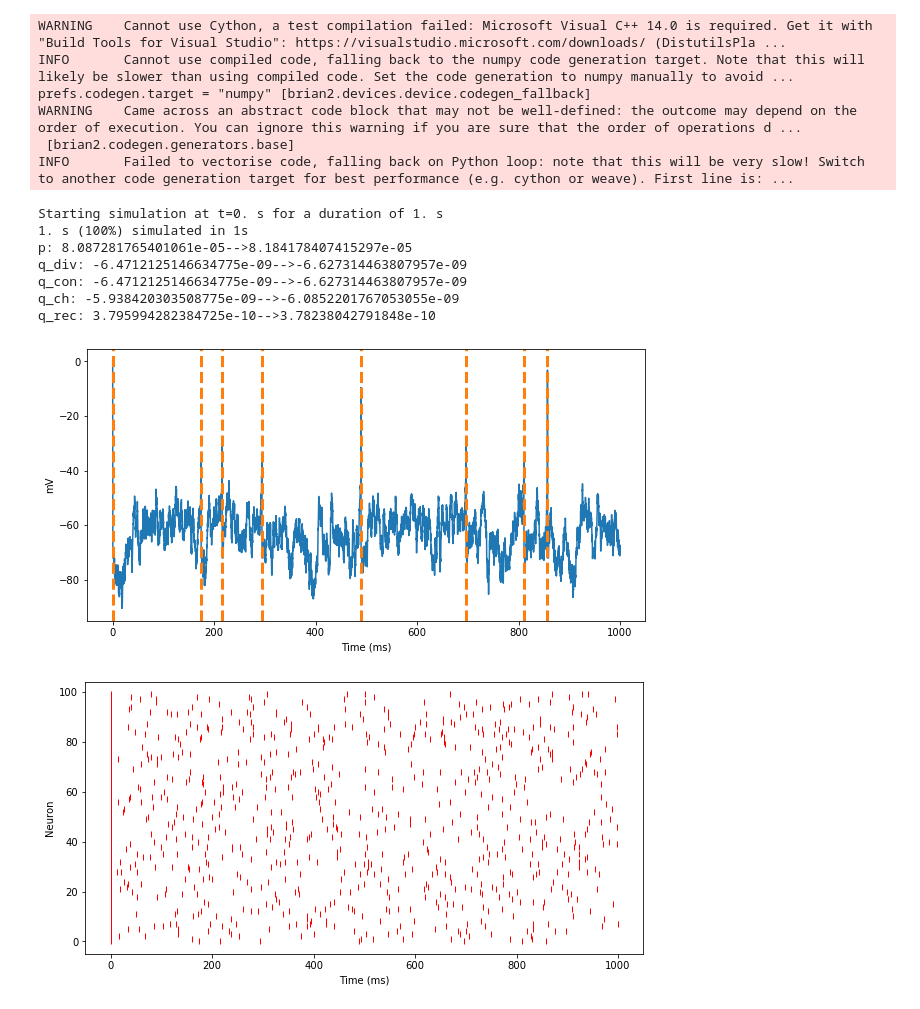
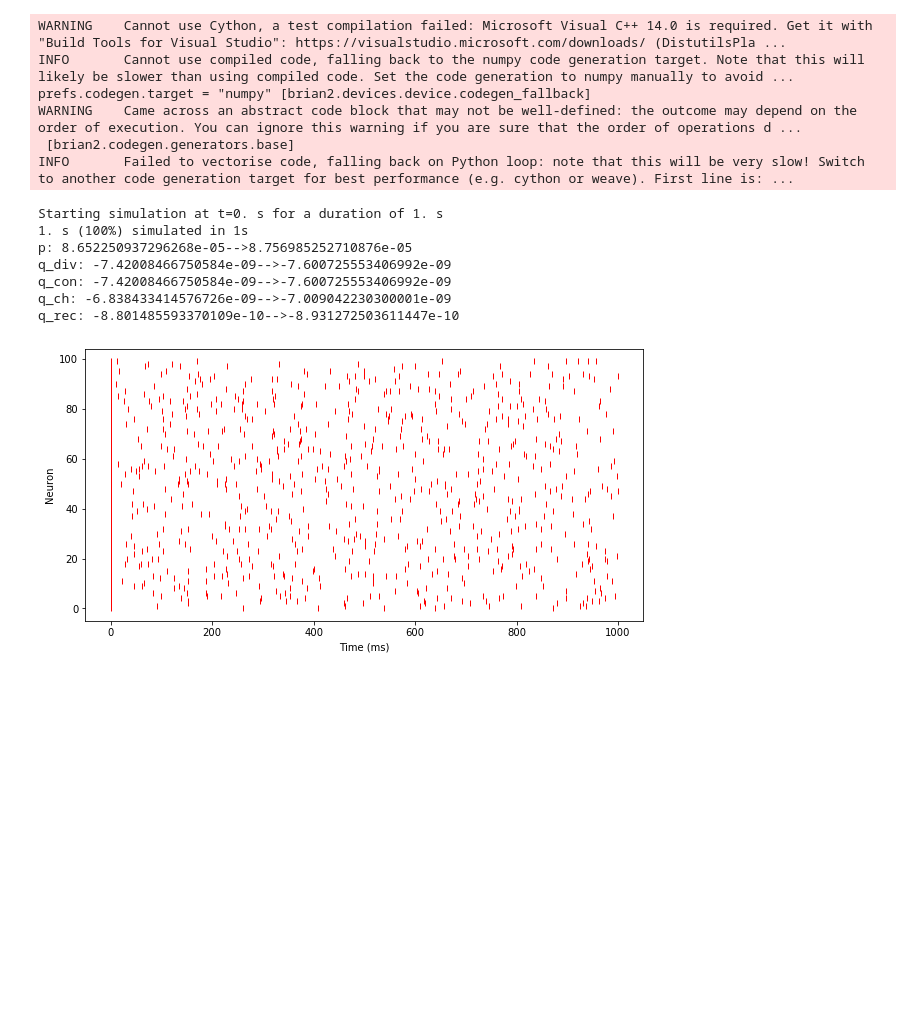
Before and after one commit to briardoty/ocker-stdp-motifs, a Jupyter notebook: brian2_playground.ipynb, the cells around one changed output. Cells and saved outputs as stored; diff of their text form; code cells hidden in the pictures; blank space fills up the shorter version.

```diff
--- a/brian2_playground.ipynb
+++ b/brian2_playground.ipynb
@@ -62,46 +62,44 @@ S.connect(condition='i!=j', p=p)
 S.w = 'wMax * rand() / 3'
 
 # monitors
-v_mon = StateMonitor(G, 'v', record=True)
+#v_mon = StateMonitor(G, 'v', record=True)
 sp_mon_exc = SpikeMonitor(G)
-w_mon = StateMonitor(S, 'w', record = True)
+w_mon = StateMonitor(S, 'w', record=True)
 
 # initial value
 #G.v = 5 * mV
 
 # initial stats
 (p0, q_div0, q_con0, q_ch0, q_rec0) = compute_motif_stats(G, S)
 
 # run
 run(1000*ms, report='text')
 
 # final stats
 (p, q_div, q_con, q_ch, q_rec) = compute_motif_stats(G, S)
 
 # plots
-#visualise_connectivity(S)
-plot_v(v_mon, sp_mon_exc, 0, True)
+#plot_v(v_mon, sp_mon_exc, 0, True)
 plot_spike_trains(sp_mon_exc)
 
 
 print("p: " + str(p0) + "-->" + str(p))
 print("q_div: " + str(q_div0) + "-->" + str(q_div))
 print("q_con: " + str(q_con0) + "-->" + str(q_con))
 print("q_ch: " + str(q_ch0) + "-->" + str(q_ch))
 print("q_rec: " + str(q_rec0) + "-->" + str(q_rec))
 # %% [output]
 WARNING    Cannot use Cython, a test compilation failed: Microsoft Visual C++ 14.0 is required. Get it with "Build Tools for Visual Studio": https://visualstudio.microsoft.com/downloads/ (DistutilsPla ...
 INFO       Cannot use compiled code, falling back to the numpy code generation target. Note that this will likely be slower than using compiled code. Set the code generation to numpy manually to avoid ...
 prefs.codegen.target = "numpy" [brian2.devices.device.codegen_fallback]
 WARNING    Came across an abstract code block that may not be well-defined: the outcome may depend on the order of execution. You can ignore this warning if you are sure that the order of operations d ...
  [brian2.codegen.generators.base]
 INFO       Failed to vectorise code, falling back on Python loop: note that this will be very slow! Switch to another code generation target for best performance (e.g. cython or weave). First line is: ...
 Starting simulation at t=0. s for a duration of 1. s
 1. s (100%) simulated in 1s
-p: 8.087281765401061e-05-->8.184178407415297e-05
-q_div: -6.4712125146634775e-09-->-6.627314463807957e-09
-q_con: -6.4712125146634775e-09-->-6.627314463807957e-09
-q_ch: -5.938420303508775e-09-->-6.0852201767053055e-09
-q_rec: 3.795994282384725e-10-->3.78238042791848e-10
+p: 8.652250937296268e-05-->8.756985252710876e-05
+q_div: -7.42008466750584e-09-->-7.600725553406992e-09
+q_con: -7.42008466750584e-09-->-7.600725553406992e-09
+q_ch: -6.838433414576726e-09-->-7.009042230300001e-09
+q_rec: -8.801485593370109e-10-->-8.931272503611447e-10
-[figure, old version]
+[figure, new version]
-[figure, removed]
```
Also changed, not shown: parts of 3 cells of this notebook, 2 other files.
